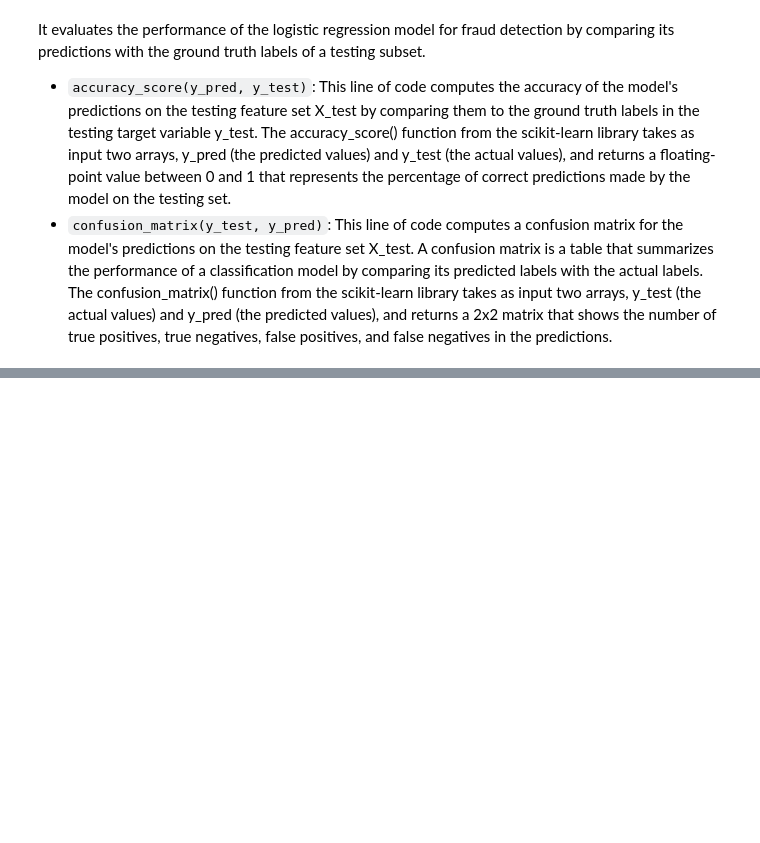
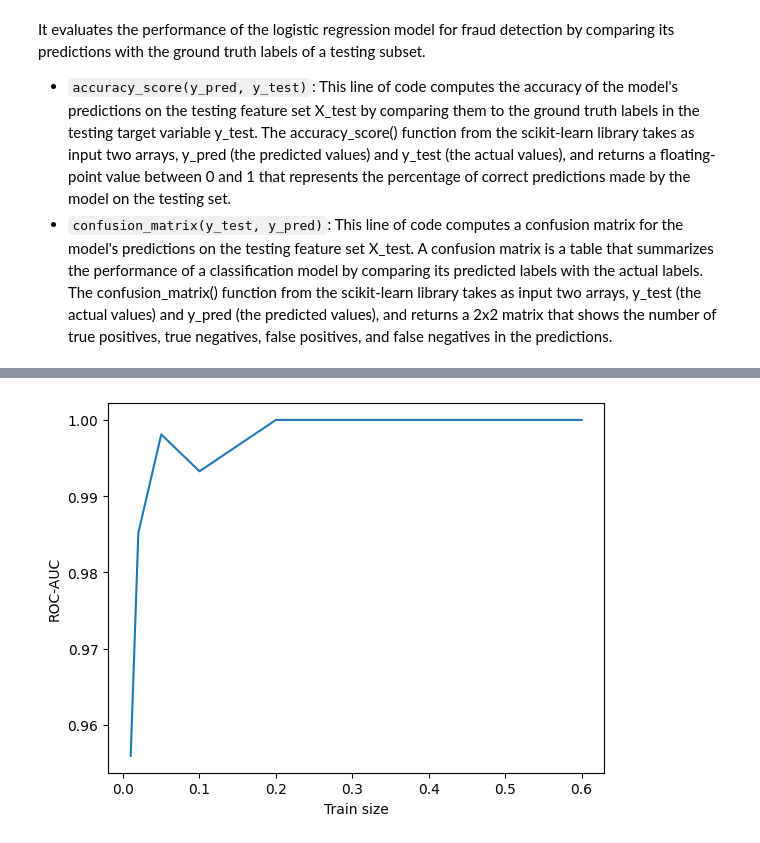
Before and after one commit to hasan-rakibul/AI-cybersec, a Jupyter notebook: lab_8/lab_8.ipynb, the cells around one changed output, grey strips where cells are left out. Drawn from its saved outputs; the diff is of its cells as text; code cells hidden in the pictures; blank space fills up the shorter version.

```diff
--- a/lab_8/lab_8.ipynb
+++ b/lab_8/lab_8.ipynb
@@ -211,0 +216,23 @@ Experiment with different machine learning models: In the lab, we used a logisti
+# %%
+train_sizes = [0.01, 0.02, 0.05, 0.1, 0.2, 0.3, 0.4, 0.5, 0.6]
+roc_aucs = []
+for train_size in train_sizes:
+  X_train, X_test, y_train, y_test = train_test_split(
+      X,
+      y,
+      train_size=train_size,
+      random_state=10
+  )
+  classifier = LogisticRegression(
+      penalty=None
+  ).fit(X_train, y_train)
+  y_pred = classifier.predict(X_test)
+  roc_auc = roc_auc_score(y_test, y_pred)
+  roc_aucs.append(roc_auc)
+
+plt.plot(train_sizes, roc_aucs)
+plt.xlabel('Train size')
+plt.ylabel('ROC-AUC')
+plt.show()
+# %% [output]
+[figure, added]
```
Also changed, not shown: parts of 5 cells of this notebook.
